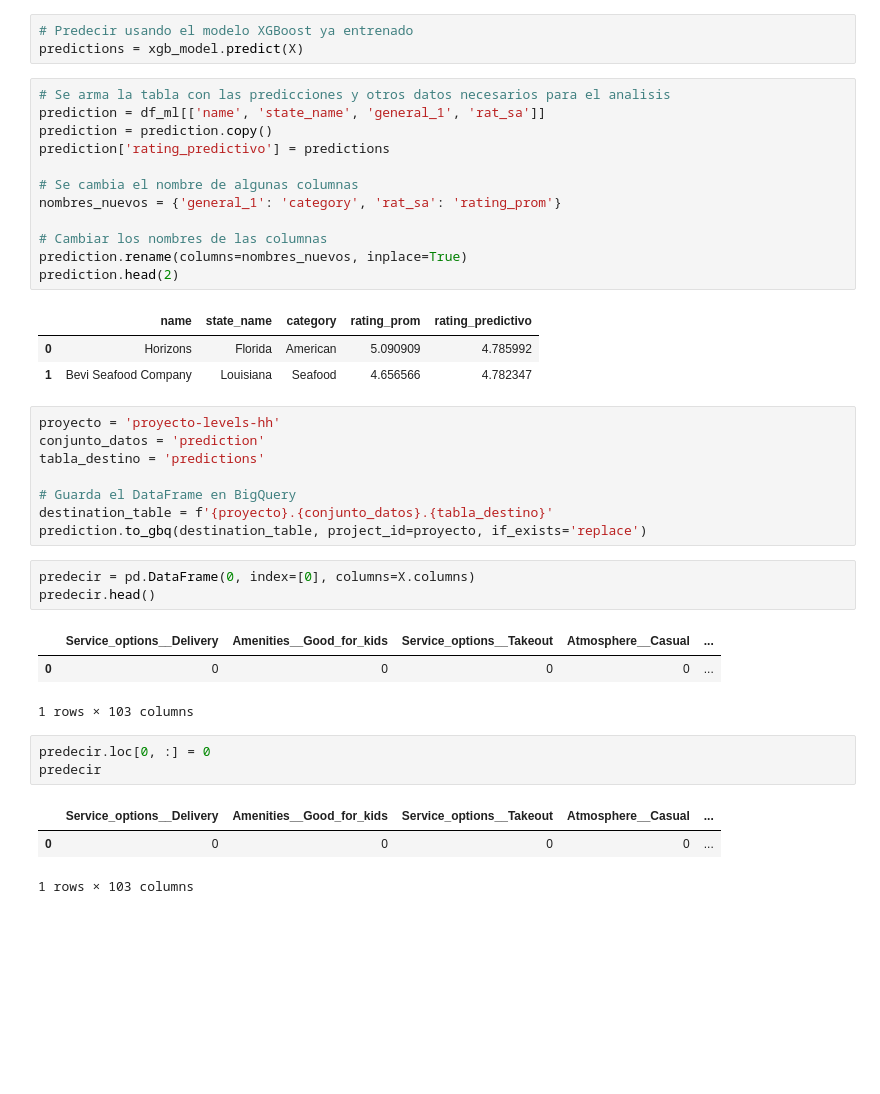
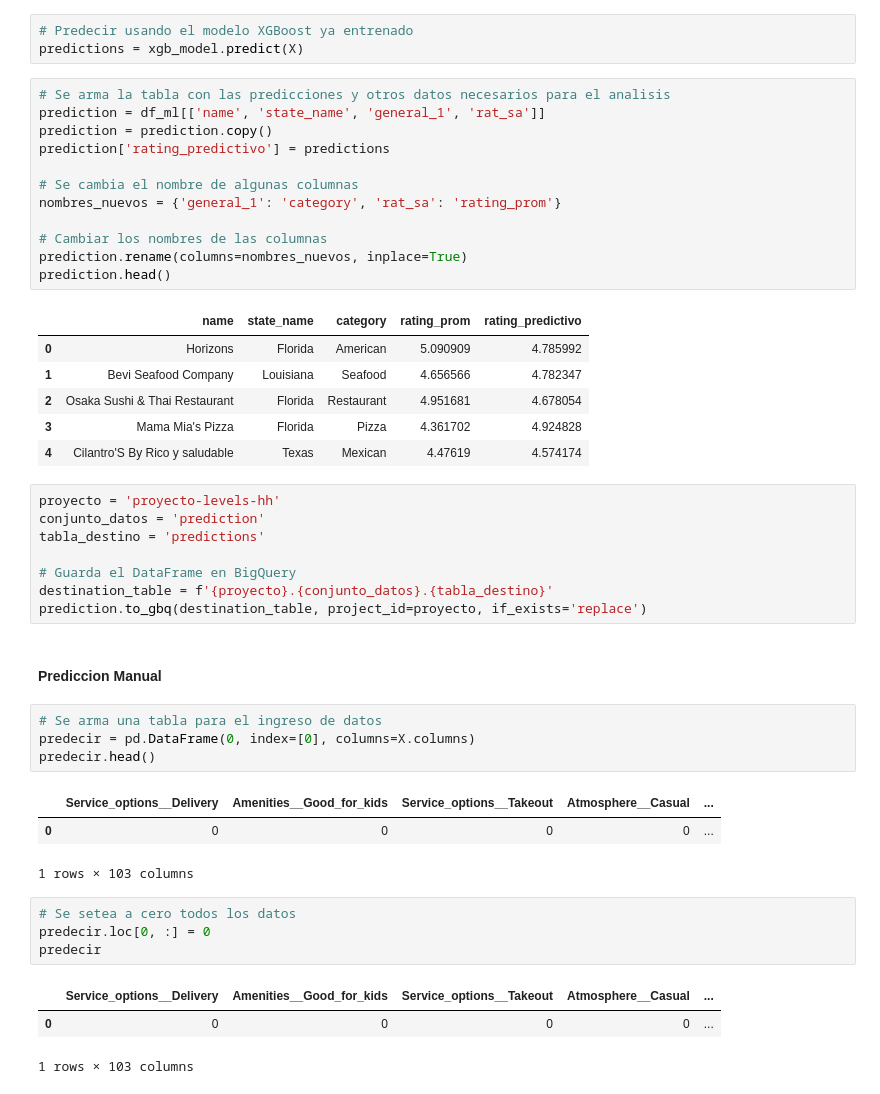
Before and after one commit to Pedrogfv/An-lisis-de-mercado-para-inversiones, a Jupyter notebook: Machine_learning.ipynb, the cells around one changed output. Saved outputs shown, nothing was run; the diff lists cells and outputs as text; blank space fills up the shorter version.

```diff
--- a/Machine_learning.ipynb
+++ b/Machine_learning.ipynb
@@ -276,19 +276,22 @@ predictions = xgb_model.predict(X)
 # %%
 # Se arma la tabla con las predicciones y otros datos necesarios para el analisis
 prediction = df_ml[['name', 'state_name', 'general_1', 'rat_sa']]
 prediction = prediction.copy()
 prediction['rating_predictivo'] = predictions
 
 # Se cambia el nombre de algunas columnas
 nombres_nuevos = {'general_1': 'category', 'rat_sa': 'rating_prom'}
 
 # Cambiar los nombres de las columnas
 prediction.rename(columns=nombres_nuevos, inplace=True)
-prediction.head(2)
+prediction.head()
 # %% [output]
 |  | name | state_name | category | rating_prom | rating_predictivo |
 | 0 | Horizons | Florida | American | 5.090909 | 4.785992 |
 | 1 | Bevi Seafood Company | Louisiana | Seafood | 4.656566 | 4.782347 |
+| 2 | Osaka Sushi & Thai Restaurant | Florida | Restaurant | 4.951681 | 4.678054 |
+| 3 | Mama Mia's Pizza | Florida | Pizza | 4.361702 | 4.924828 |
+| 4 | Cilantro'S By Rico y saludable | Texas | Mexican | 4.47619 | 4.574174 |
 # %%
 proyecto = 'proyecto-levels-hh'
 conjunto_datos = 'prediction'
@@ -297,7 +300,10 @@ tabla_destino = 'predictions'
 # Guarda el DataFrame en BigQuery
 destination_table = f'{proyecto}.{conjunto_datos}.{tabla_destino}'
 prediction.to_gbq(destination_table, project_id=proyecto, if_exists='replace')
+# %% [markdown]
+#### Prediccion Manual
 # %%
+# Se arma una tabla para el ingreso de datos
 predecir = pd.DataFrame(0, index=[0], columns=X.columns)
 predecir.head()
 # %% [output]
@@ -305,6 +311,7 @@ predecir.head()
 | 0 | 0 | 0 | 0 | 0 | ... |
 1 rows × 103 columns
 # %%
+# Se setea a cero todos los datos
 predecir.loc[0, :] = 0
 predecir
 # %% [output]
```
Also changed, not shown: parts of 3 cells of this notebook.
